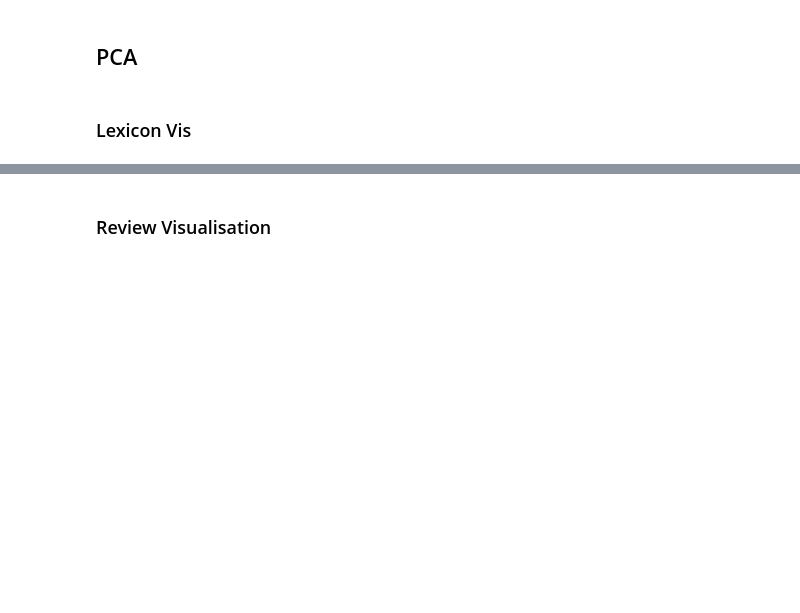
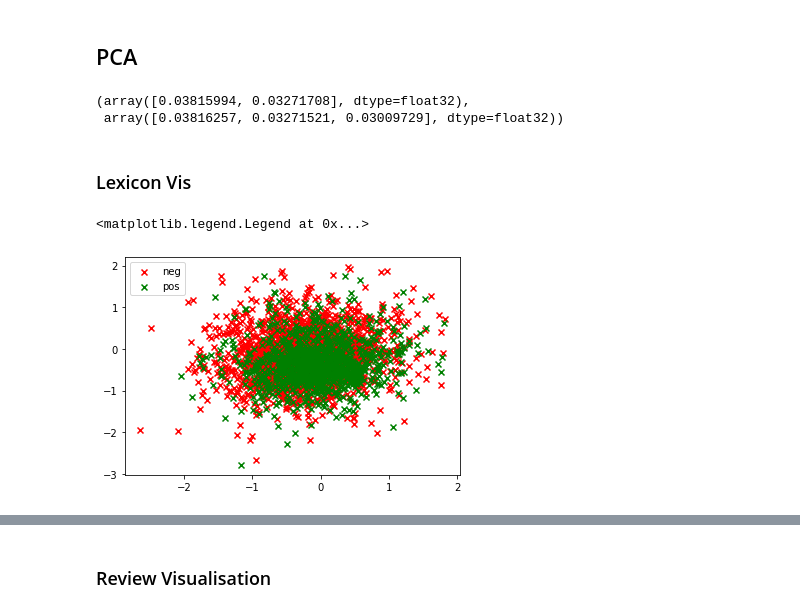
Before and after one commit to thatscotdatasci/MLMI13, a Jupyter notebook: run_doc2vec.ipynb, the cells around one changed output, grey strips where cells are left out. Drawn from its saved outputs; the diff is of its cells as text; code cells hidden in the pictures; blank space fills up the shorter version.

```diff
--- a/run_doc2vec.ipynb
+++ b/run_doc2vec.ipynb
@@ -250,0 +354,18 @@ wiki_sg
+# %%
+lexicon_dict = {}
+with open('data/sent_lexicon', 'r') as f:
+    for line in f:
+        word = line.split()[2].split("=")[1]
+        polarity = line.split()[5].split("=")[1]
+        magnitude = line.split()[0].split("=")[1]
+        lexicon_dict[word] = [magnitude, polarity]
+lexicon_pos_words = [w for w,t in lexicon_dict.items() if t[1] == 'positive' and t[0] == 'strongsubj' and w in gensim_sklearn.pipeline.named_steps['doc2vec'].model.wv]
+lexicon_neg_words = [w for w,t in lexicon_dict.items() if t[1] == 'negative' and t[0] == 'strongsubj' and w in gensim_sklearn.pipeline.named_steps['doc2vec'].model.wv]
+# lexicon_pos_words = [w for w,t in lexicon_dict.items() if t[1] == 'positive' and w in gensim_sklearn.pipeline.named_steps['doc2vec'].model.wv]
+# lexicon_neg_words = [w for w,t in lexicon_dict.items() if t[1] == 'negative' and w in gensim_sklearn.pipeline.named_steps['doc2vec'].model.wv]
+
+good_words = ['good', *[i[0] for i in gensim_sklearn.pipeline.named_steps['doc2vec'].model.wv.most_similar('good')]]
+bad_words = ['bad', *[i[0] for i in gensim_sklearn.pipeline.named_steps['doc2vec'].model.wv.most_similar('bad')]]
+
+wonderful_words = ['wonderful', *[i[0] for i in gensim_sklearn.pipeline.named_steps['doc2vec'].model.wv.most_similar('wonderful')]]
+awful_words = ['awful', *[i[0] for i in gensim_sklearn.pipeline.named_steps['doc2vec'].model.wv.most_similar('awful')]]
@@ -308,2 +504,6 @@ plot_with_matplotlib(x_vals, y_vals, labels)
 # %% [markdown]
 ## Get Word Embeddings
+# %%
+gensim_vectors = np.asarray(gensim_sklearn.pipeline.named_steps['doc2vec'].model.wv.vectors)
+gensim_labels = np.asarray(gensim_sklearn.pipeline.named_steps['doc2vec'].model.wv.index_to_key)
+gensim_vectors.shape, gensim_labels.shape
@@ -335,7 +531,7 @@ lexicon_pos_word_embeddings.shape, lexicon_neg_word_embeddings.shape
 # %% [markdown]
 ## PCA
 # %%
-pca_embeddings = gensim_word_embeddings
+pca_embeddings = gensim_vectors
 # pca_embeddings = np.vstack((lexicon_pos_word_embeddings, lexicon_neg_word_embeddings))
 
 pca_2 = PCA(n_components=2)
@@ -345,5 +541,8 @@ pca_3 = PCA(n_components=3)
 pca_embeds_3d = pca_3.fit(pca_embeddings)
 
 pca_embeds_2d.explained_variance_ratio_, pca_embeds_3d.explained_variance_ratio_
+# %% [output]
+(array([0.03815994, 0.03271708], dtype=float32),
+ array([0.03816257, 0.03271521, 0.03009729], dtype=float32))
 # %% [markdown]
 ### Lexicon Vis
@@ -354,5 +558,8 @@ lexicon_pos_words_pca.shape, lexicon_neg_words_pca.shape
 # %%
-for embed_tuple in [('pos', lexicon_pos_words_pca), ('neg', lexicon_neg_words_pca)]:
+for embed_tuple in [('neg', lexicon_neg_words_pca), ('pos', lexicon_pos_words_pca)]:
     label, embeds = embed_tuple
-    plt.scatter(embeds[:,0], embeds[:,1], marker='x', label=label)
+    plt.scatter(embeds[:,0], embeds[:,1], marker='x', label=label, c='green' if label == 'pos' else 'red')
 plt.legend()
+# %% [output]
+<matplotlib.legend.Legend at 0x...>
+[figure, added]
```
Also changed, not shown: parts of 68 cells of this notebook.
